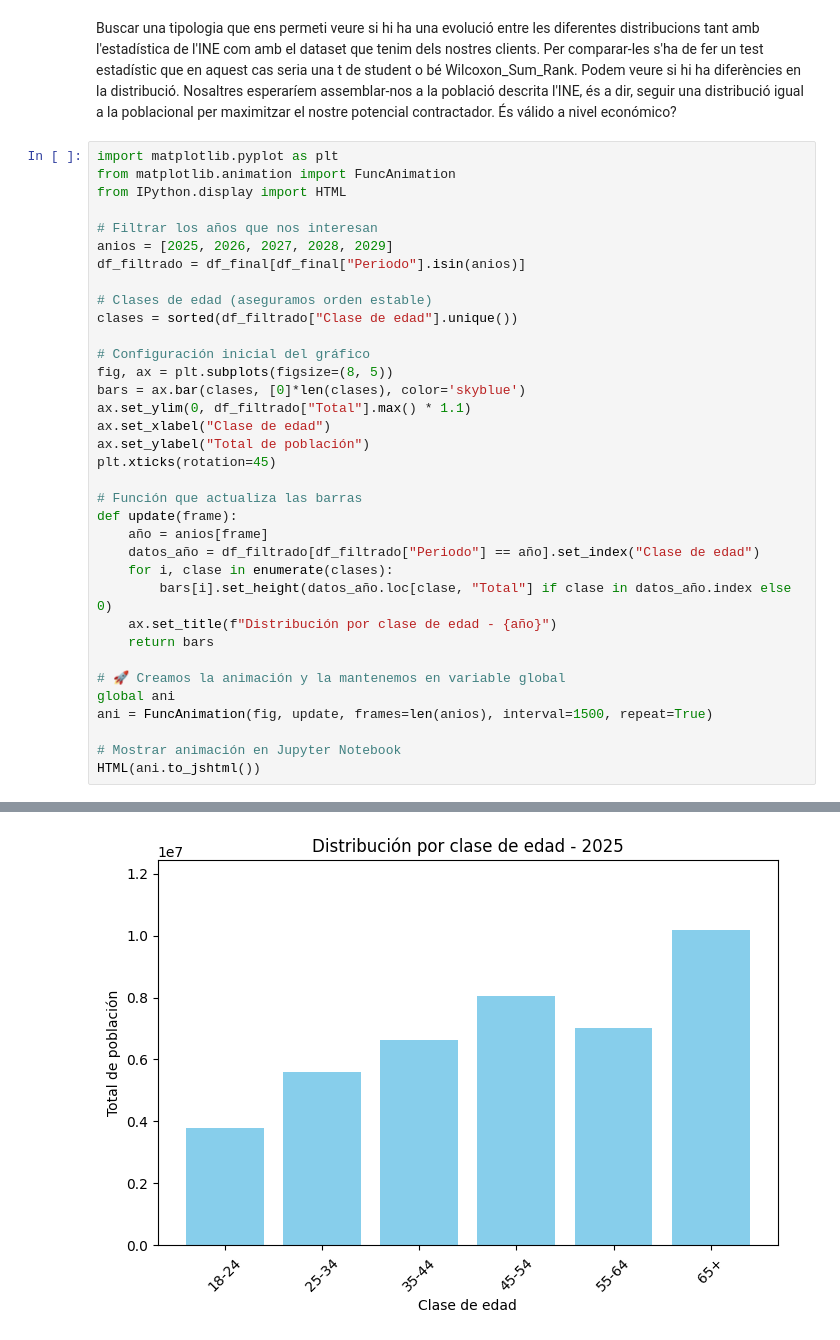
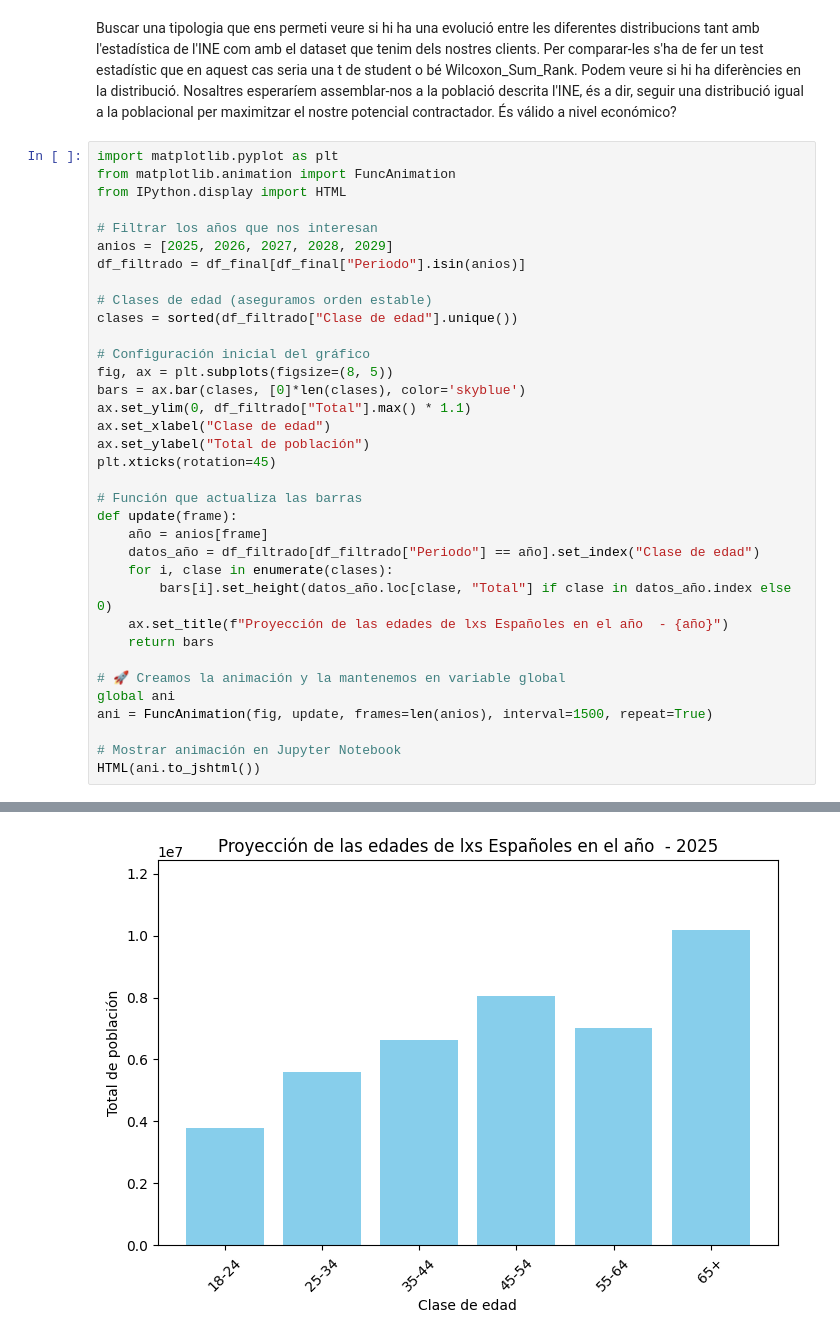
Before and after one commit to Lambda-14/Sim-Empresa, a Jupyter notebook: Equip_16/Borrador/Marqueting y comunicacion/Week_4/script_15.10.ipynb, the cells around one changed output, grey strips where cells are left out. Saved outputs shown, nothing was run; the diff lists cells and outputs as text.

```diff
--- a/Equip_16/Borrador/Marqueting y comunicacion/Week_4/script_15.10.ipynb
+++ b/Equip_16/Borrador/Marqueting y comunicacion/Week_4/script_15.10.ipynb
@@ -145,32 +145,32 @@ from IPython.display import HTML
 anios = [2025, 2026, 2027, 2028, 2029]
 df_filtrado = df_final[df_final["Periodo"].isin(anios)]
 
 # Clases de edad (aseguramos orden estable)
 clases = sorted(df_filtrado["Clase de edad"].unique())
 
 # Configuración inicial del gráfico
 fig, ax = plt.subplots(figsize=(8, 5))
 bars = ax.bar(clases, [0]*len(clases), color='skyblue')
 ax.set_ylim(0, df_filtrado["Total"].max() * 1.1)
 ax.set_xlabel("Clase de edad")
 ax.set_ylabel("Total de población")
 plt.xticks(rotation=45)
 
 # Función que actualiza las barras
 def update(frame):
     año = anios[frame]
     datos_año = df_filtrado[df_filtrado["Periodo"] == año].set_index("Clase de edad")
     for i, clase in enumerate(clases):
         bars[i].set_height(datos_año.loc[clase, "Total"] if clase in datos_año.index else 0)
-    ax.set_title(f"Distribución por clase de edad - {año}")
+    ax.set_title(f"Proyección de las edades de lxs Españoles en el año  - {año}")
     return bars
 
 # 🚀 Creamos la animación y la mantenemos en variable global
 global ani
 ani = FuncAnimation(fig, update, frames=len(anios), interval=1500, repeat=True)
 
 # Mostrar animación en Jupyter Notebook
 HTML(ani.to_jshtml())
 # %% [output]
 [interactive output not drawn]
-[figure, old version]
+[figure, new version]
```
Also changed, not shown: parts of 2 cells of this notebook.
